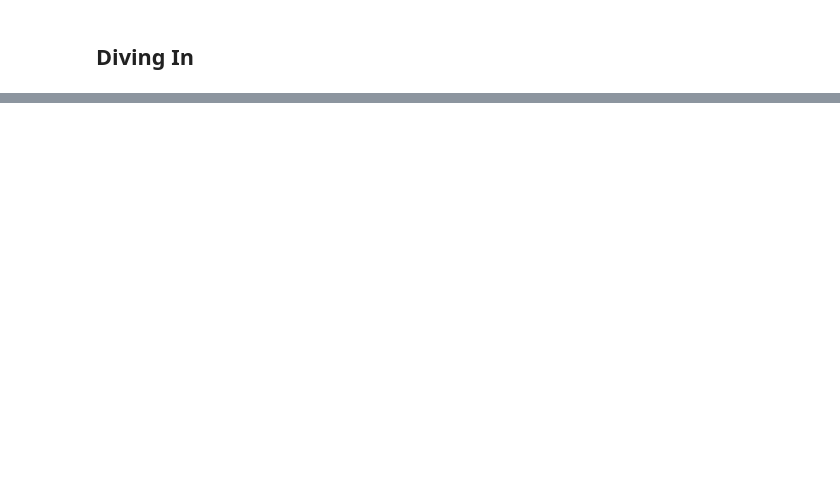
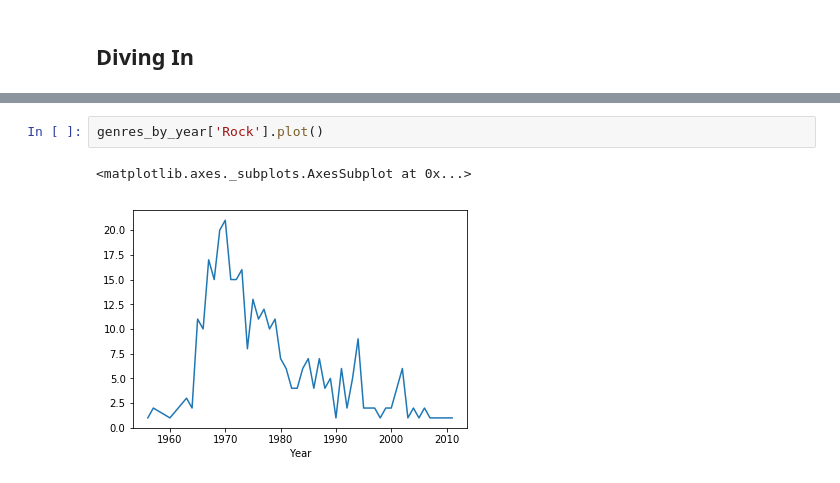
Before and after one commit to ainsleymcgrath/promotable-intro-to-python, a Jupyter notebook: Exploring Rolling Stone Top 500 Albums 2012.ipynb, the cells around one changed output, grey strips where cells are left out. Cells and saved outputs as stored; diff of their text form; blank space fills up the shorter version.

```diff
--- a/Exploring Rolling Stone Top 500 Albums 2012.ipynb
+++ b/Exploring Rolling Stone Top 500 Albums 2012.ipynb
@@ -73,0 +255,5 @@ Armed with some paths to head down, let's explore.
+# %%
+genres_by_year['Rock'].plot()
+# %% [output]
+<matplotlib.axes._subplots.AxesSubplot at 0x...>
+[figure, added]
```
Also changed, not shown: parts of 29 cells of this notebook, 3 other files.
